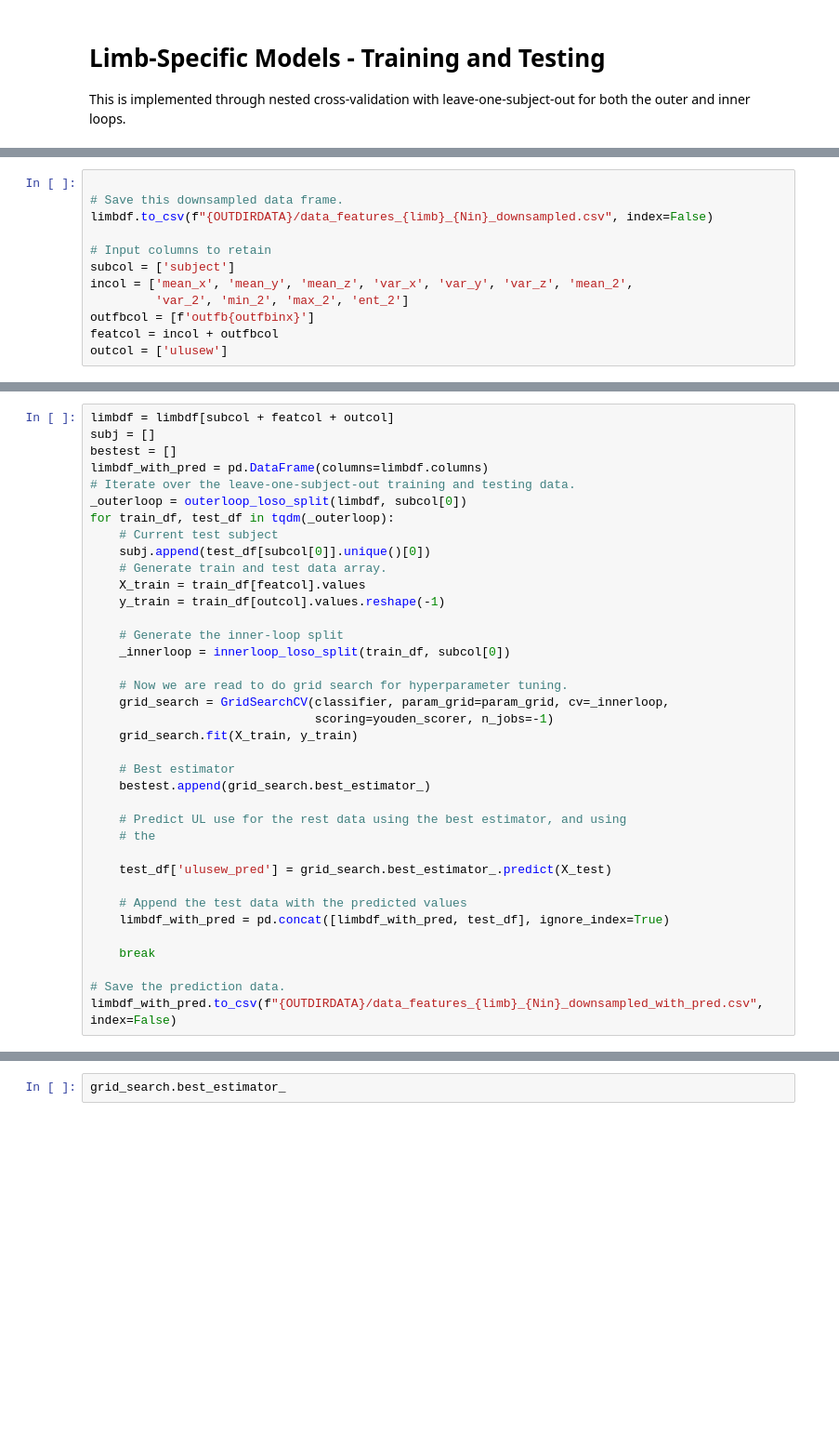
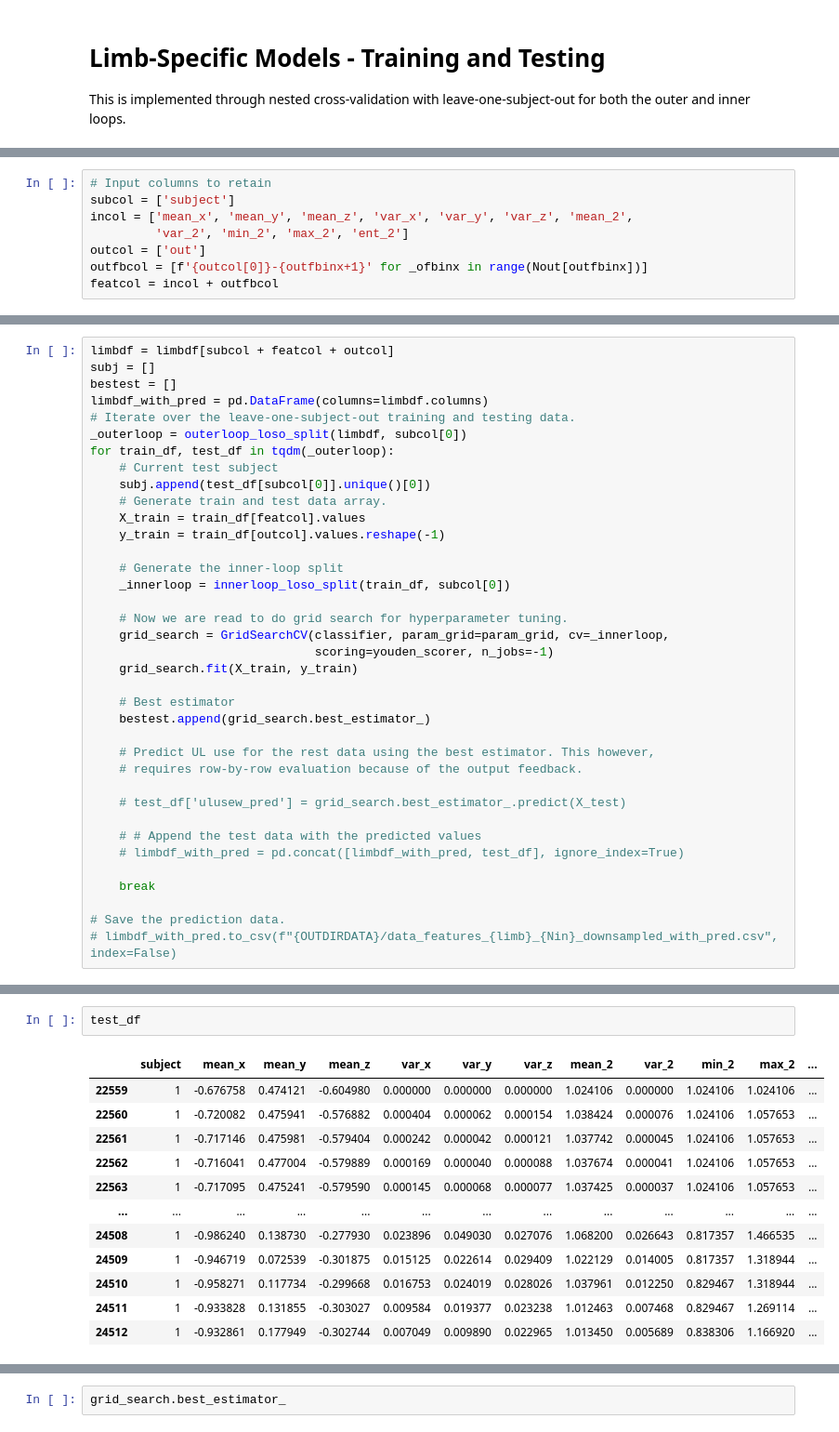
Before and after one commit to siva82kb/uluse_with_output_feedback, a Jupyter notebook: notebooks/01-rf-feedback-intersubject.ipynb, the cells around one changed output, grey strips where cells are left out. Shown: that part at 93% size. Cells and saved outputs as stored; diff of their text form; blank space fills up the shorter version.

```diff
--- a/notebooks/01-rf-feedback-intersubject.ipynb
+++ b/notebooks/01-rf-feedback-intersubject.ipynb
@@ -347,15 +293,11 @@ Index(['subject', 'segment', 'ax', 'ay', 'az', 'r1', 'r2', 'g1', 'g2', 'uluse',
 # %%
-
-# Save this downsampled data frame.
-limbdf.to_csv(f"{OUTDIRDATA}/data_features_{limb}_{Nin}_downsampled.csv", index=False)
-
 # Input columns to retain
 subcol = ['subject']
 incol = ['mean_x', 'mean_y', 'mean_z', 'var_x', 'var_y', 'var_z', 'mean_2',
          'var_2', 'min_2', 'max_2', 'ent_2']
-outfbcol = [f'outfb{outfbinx}']
+outcol = ['out']
+outfbcol = [f'{outcol[0]}-{outfbinx+1}' for _ofbinx in range(Nout[outfbinx])]
 featcol = incol + outfbcol
-outcol = ['ulusew']
 # %%
 # Random forest hyperparameter grid
 # We are using only those parameters that were employed in the previous study
@@ -388,15 +329,15 @@ for train_df, test_df in tqdm(_outerloop):
     # Best estimator
     bestest.append(grid_search.best_estimator_)
 
-    # Predict UL use for the rest data using the best estimator, and using
-    # the
+    # Predict UL use for the rest data using the best estimator. This however,
+    # requires row-by-row evaluation because of the output feedback.
 
-    test_df['ulusew_pred'] = grid_search.best_estimator_.predict(X_test)
+    # test_df['ulusew_pred'] = grid_search.best_estimator_.predict(X_test)
 
-    # Append the test data with the predicted values
-    limbdf_with_pred = pd.concat([limbdf_with_pred, test_df], ignore_index=True)
+    # # Append the test data with the predicted values
+    # limbdf_with_pred = pd.concat([limbdf_with_pred, test_df], ignore_index=True)
 
     break
 
 # Save the prediction data.
-limbdf_with_pred.to_csv(f"{OUTDIRDATA}/data_features_{limb}_{Nin}_downsampled_with_pred.csv", index=False)
+# limbdf_with_pred.to_csv(f"{OUTDIRDATA}/data_features_{limb}_{Nin}_downsampled_with_pred.csv", index=False)
@@ -402,0 +347,15 @@ limbdf_with_pred.to_csv(f"{OUTDIRDATA}/data_features_{limb}_{Nin}_downsampled_wi
+# %%
+test_df
+# %% [output]
+|  | subject | mean_x | mean_y | mean_z | var_x | var_y | var_z | mean_2 | var_2 | min_2 | max_2 | ... |
+| 22559 | 1 | -0.676758 | 0.474121 | -0.604980 | 0.000000 | 0.000000 | 0.000000 | 1.024106 | 0.000000 | 1.024106 | 1.024106 | ... |
+| 22560 | 1 | -0.720082 | 0.475941 | -0.576882 | 0.000404 | 0.000062 | 0.000154 | 1.038424 | 0.000076 | 1.024106 | 1.057653 | ... |
+| 22561 | 1 | -0.717146 | 0.475981 | -0.579404 | 0.000242 | 0.000042 | 0.000121 | 1.037742 | 0.000045 | 1.024106 | 1.057653 | ... |
+| 22562 | 1 | -0.716041 | 0.477004 | -0.579889 | 0.000169 | 0.000040 | 0.000088 | 1.037674 | 0.000041 | 1.024106 | 1.057653 | ... |
+| 22563 | 1 | -0.717095 | 0.475241 | -0.579590 | 0.000145 | 0.000068 | 0.000077 | 1.037425 | 0.000037 | 1.024106 | 1.057653 | ... |
+| ... | ... | ... | ... | ... | ... | ... | ... | ... | ... | ... | ... | ... |
+| 24508 | 1 | -0.986240 | 0.138730 | -0.277930 | 0.023896 | 0.049030 | 0.027076 | 1.068200 | 0.026643 | 0.817357 | 1.466535 | ... |
+| 24509 | 1 | -0.946719 | 0.072539 | -0.301875 | 0.015125 | 0.022614 | 0.029409 | 1.022129 | 0.014005 | 0.817357 | 1.318944 | ... |
+| 24510 | 1 | -0.958271 | 0.117734 | -0.299668 | 0.016753 | 0.024019 | 0.028026 | 1.037961 | 0.012250 | 0.829467 | 1.318944 | ... |
+| 24511 | 1 | -0.933828 | 0.131855 | -0.303027 | 0.009584 | 0.019377 | 0.023238 | 1.012463 | 0.007468 | 0.829467 | 1.269114 | ... |
+| 24512 | 1 | -0.932861 | 0.177949 | -0.302744 | 0.007049 | 0.009890 | 0.022965 | 1.013450 | 0.005689 | 0.838306 | 1.166920 | ... |
```
Also changed, not shown: parts of 19 cells of this notebook.
